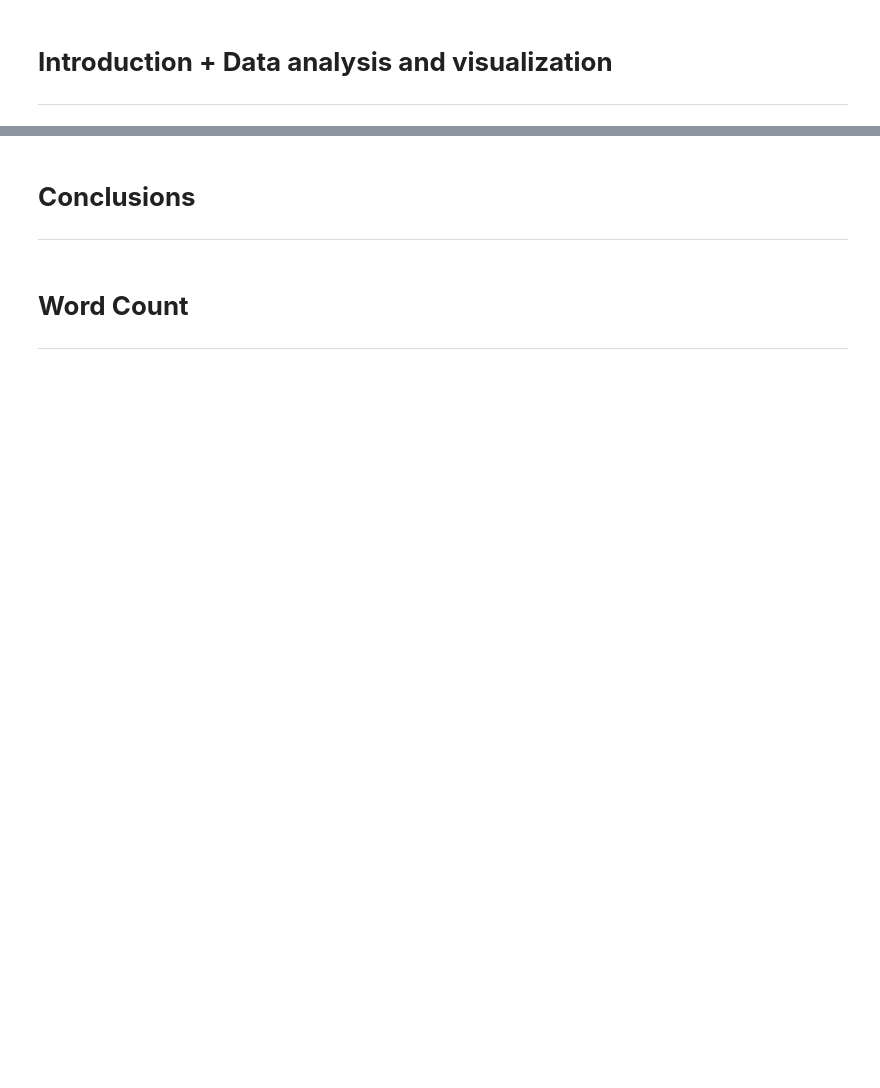
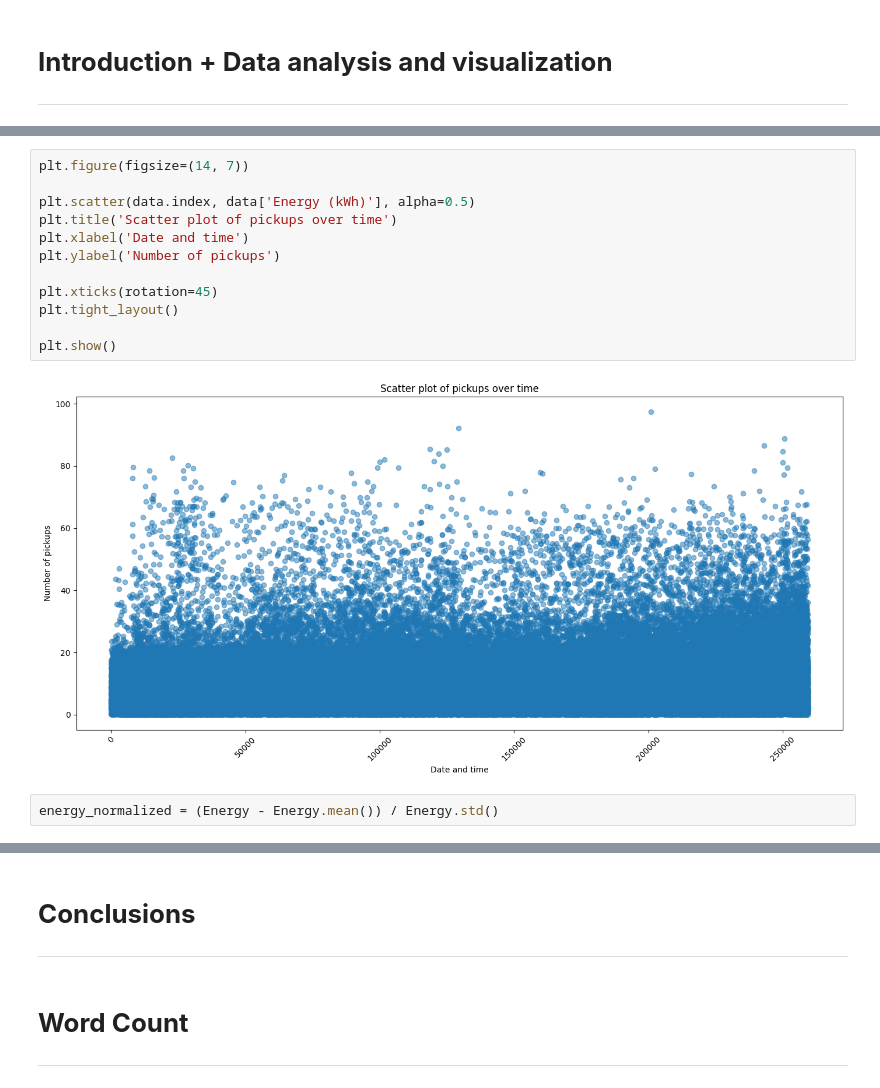
Before and after one commit to DitteGilsfeldt/42577-Introduction-to_Business_Analytics__Project, a Jupyter notebook: Project.ipynb, the cells around one changed output, grey strips where cells are left out. Drawn from its saved outputs; the diff is of its cells as text; blank space fills up the shorter version.

```diff
--- a/Project.ipynb
+++ b/Project.ipynb
@@ -3,0 +126,16 @@
+# %%
+plt.figure(figsize=(14, 7))
+
+plt.scatter(data.index, data['Energy (kWh)'], alpha=0.5)
+plt.title('Scatter plot of pickups over time')
+plt.xlabel('Date and time')
+plt.ylabel('Number of pickups')
+
+plt.xticks(rotation=45)
+plt.tight_layout()
+
+plt.show()
+# %% [output]
+[figure, added]
+# %%
+energy_normalized = (Energy - Energy.mean()) / Energy.std()
```
Also changed, not shown: parts of 26 cells of this notebook, 1 other file.
